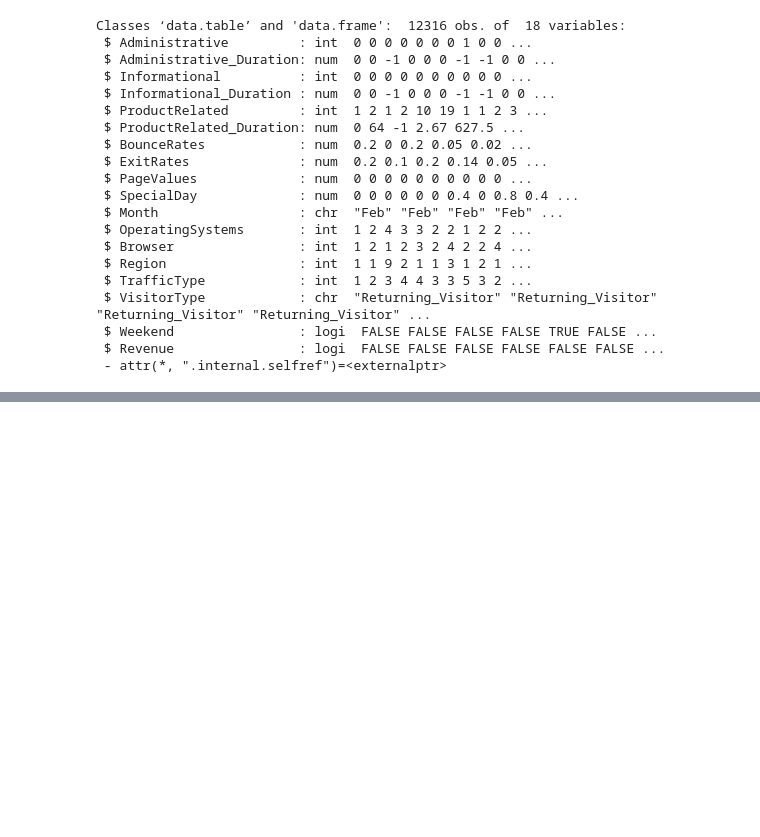
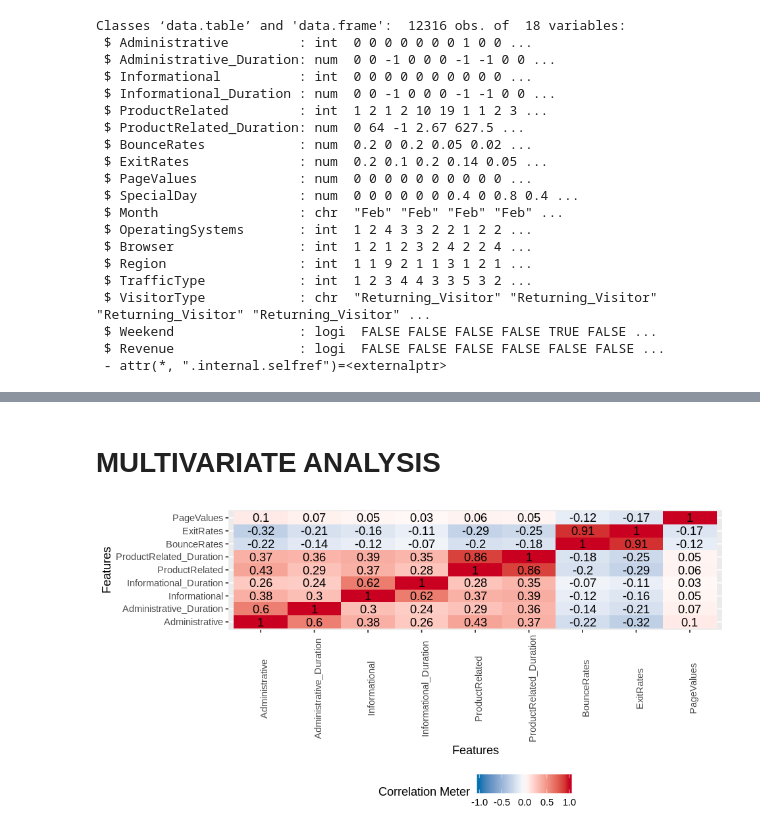
Before and after one commit to Nzaya/Online-Shoppers, a Jupyter notebook: Online_in_R.ipynb, the cells around one changed output, grey strips where cells are left out. Drawn from its saved outputs; the diff is of its cells as text; code cells hidden in the pictures; blank space fills up the shorter version.

```diff
--- a/Online_in_R.ipynb
+++ b/Online_in_R.ipynb
@@ -197,0 +299,8 @@ ggplot(aes(x= Month, y= Informational_Duration)) + geom_line() + geom_smooth(met
+# %% [markdown]
+# MULTIVARIATE ANALYSIS
+# %%
+#Correlation Matrix
+
+plot_correlation(online, type = 'continuous','Review.Date')
+# %% [output]
+[figure, added]
```
Also changed, not shown: parts of 56 cells of this notebook.
